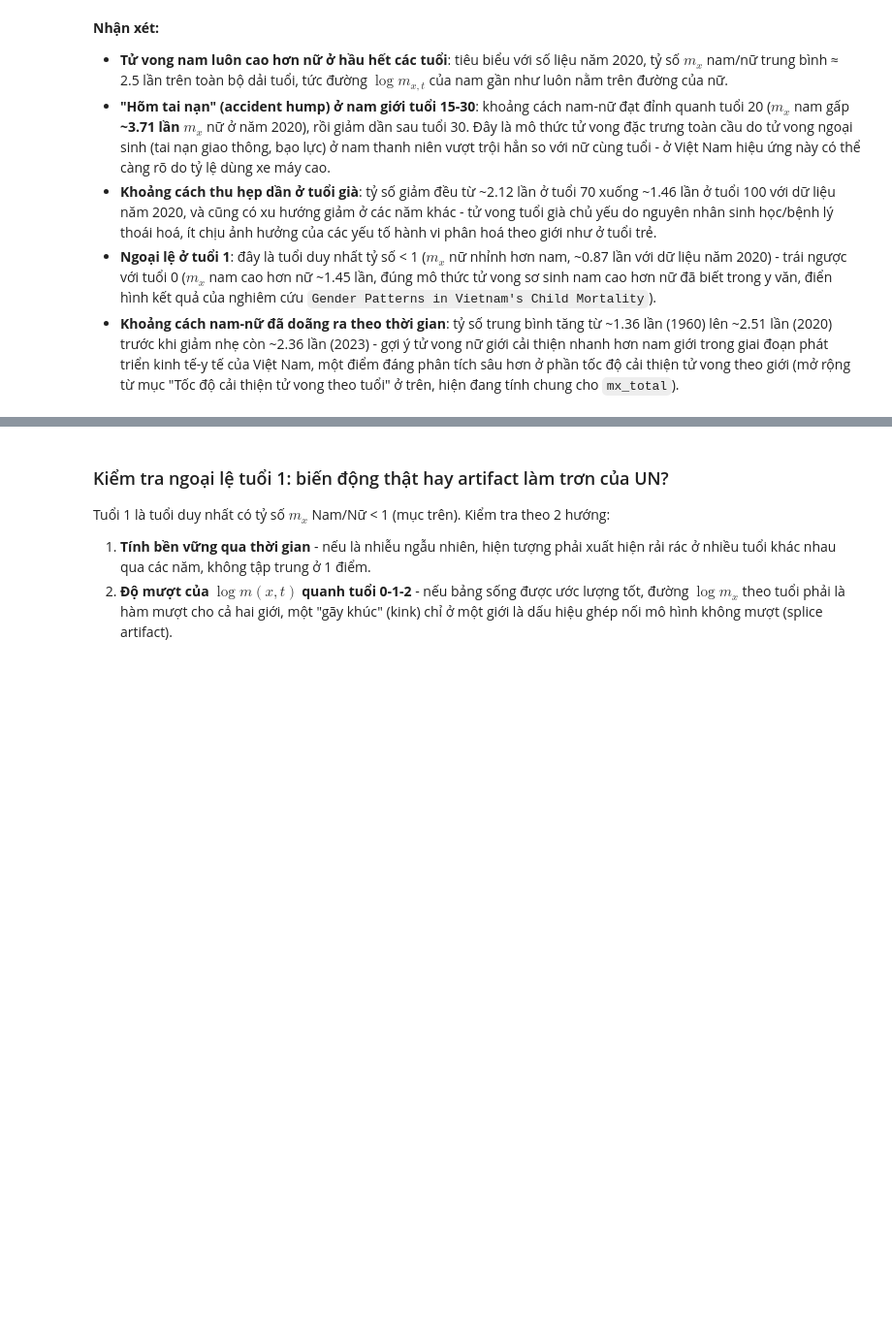
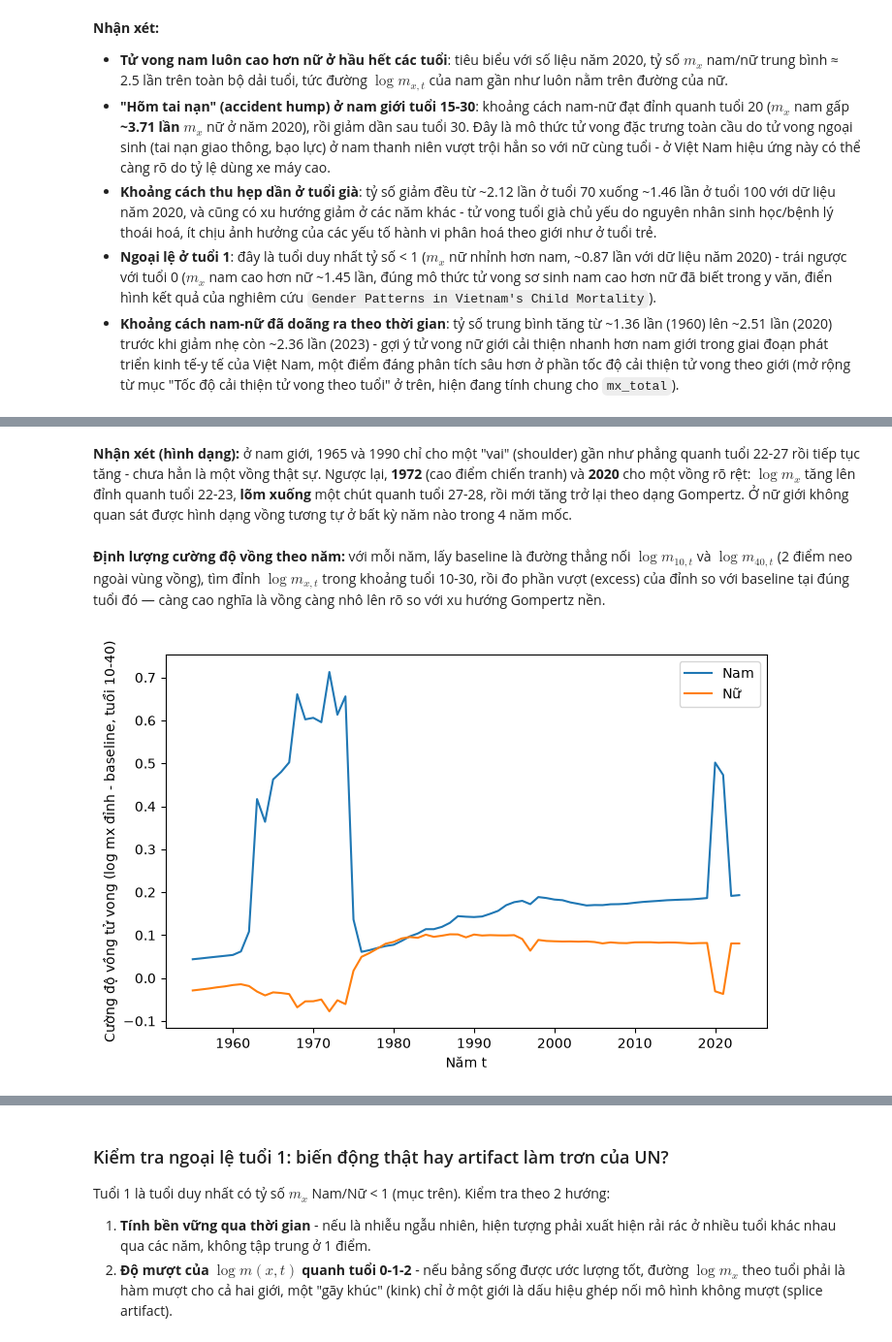
Before and after one commit to huunt2610/mortality_model, a Jupyter notebook: notebooks/02_eda_vietnam_mortality.ipynb, the cells around one changed output, grey strips where cells are left out. Shown at 97% size. Saved outputs shown, nothing was run; the diff lists cells and outputs as text; code cells hidden in the pictures; blank space fills up the shorter version.

```diff
--- a/notebooks/02_eda_vietnam_mortality.ipynb
+++ b/notebooks/02_eda_vietnam_mortality.ipynb
@@ -278,0 +405,37 @@ plot_mx_ratio_by_age(mx_male, mx_female, years=milestone_years)
+# %% [markdown]
+**Nhận xét (hình dạng):** ở nam giới, 1965 và 1990 chỉ cho một "vai" (shoulder)
+gần như phẳng quanh tuổi 22-27 rồi tiếp tục tăng - chưa hẳn là một vồng thật
+sự. Ngược lại, **1972** (cao điểm chiến tranh) và **2020** cho một vồng rõ
+rệt: $\log m_x$ tăng lên đỉnh quanh tuổi 22-23, **lõm xuống** một chút quanh
+tuổi 27-28, rồi mới tăng trở lại theo dạng Gompertz. Ở nữ giới không quan sát
+được hình dạng vồng tương tự ở bất kỳ năm nào trong 4 năm mốc.
+# %% [markdown]
+**Định lượng cường độ vồng theo năm:** với mỗi năm, lấy baseline là đường
+thẳng nối $\log m_{10,t}$ và $\log m_{40,t}$ (2 điểm neo ngoài vùng vồng), tìm
+đỉnh $\log m_{x,t}$ trong khoảng tuổi 10-30, rồi đo phần vượt (excess) của
+đỉnh so với baseline tại đúng tuổi đó — càng cao nghĩa là vồng càng nhô lên
+rõ so với xu hướng Gompertz nền.
+# %%
+age_lo, age_hi, peak_hi = 10, 40, 30
+
+
+def hump_excess_series(mx: pd.DataFrame) -> pd.Series:
+    excess = {}
+    for y in mx.columns:
+        s = np.log(mx[y])
+        base_lo, base_hi = s.loc[age_lo], s.loc[age_hi]
+        peak_age = s.loc[age_lo:peak_hi].idxmax()
+        frac = (peak_age - age_lo) / (age_hi - age_lo)
+        baseline_at_peak = base_lo + frac * (base_hi - base_lo)
+        excess[y] = s.loc[peak_age] - baseline_at_peak
+    return pd.Series(excess)
+
+
+hump_excess_male = hump_excess_series(mx_male)
+hump_excess_female = hump_excess_series(mx_female)
+
+plot_life_expectancy_trend({"Nam": hump_excess_male, "Nữ": hump_excess_female},
+                            ylabel="Cường độ vồng tử vong (log mx đỉnh - baseline, tuổi 10-40)",
+                            name="accident_hump_excess_trend")
+# %% [output]
+[figure, added]
```
Also changed, not shown: parts of 20 cells of this notebook, 41 other files.
